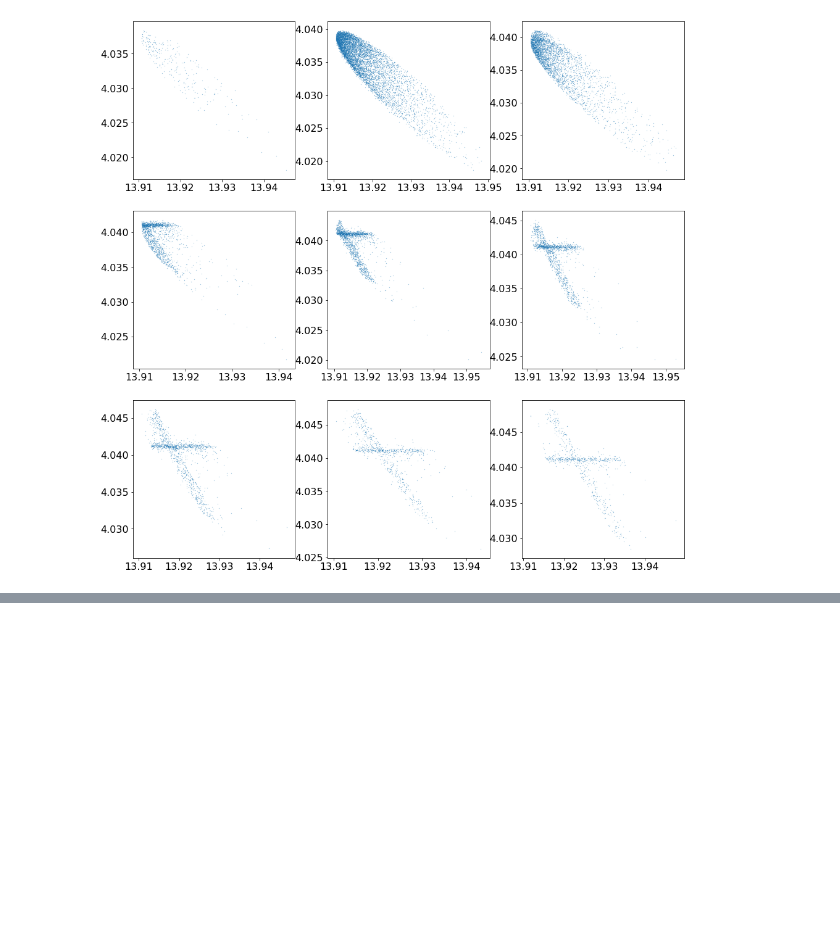
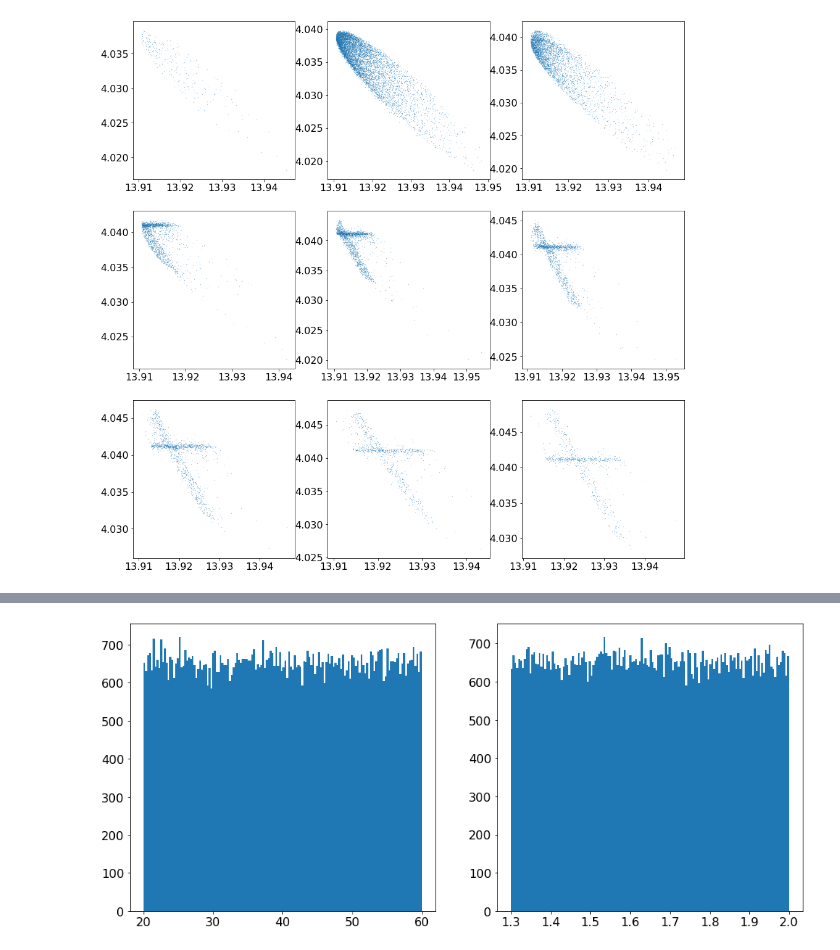
Before and after one commit to VitalyVorobyev/ddst, a Jupyter notebook: MC.ipynb, the cells around one changed output, grey strips where cells are left out. Saved outputs shown, nothing was run; the diff lists cells and outputs as text; code cells hidden in the pictures; blank space fills up the shorter version.

```diff
--- a/MC.ipynb
+++ b/MC.ipynb
@@ -44,0 +61,6 @@ for i in range(3):
+# %%
+fig, ax = plt.subplots(ncols=2, figsize=(16,7))
+ax[0].hist(mc5[:,3], bins=150);
+ax[1].hist(mc5[:,4], bins=150);
+# %% [output]
+[figure, added]
```
Also changed, not shown: parts of 8 cells of this notebook, 5 other files.
